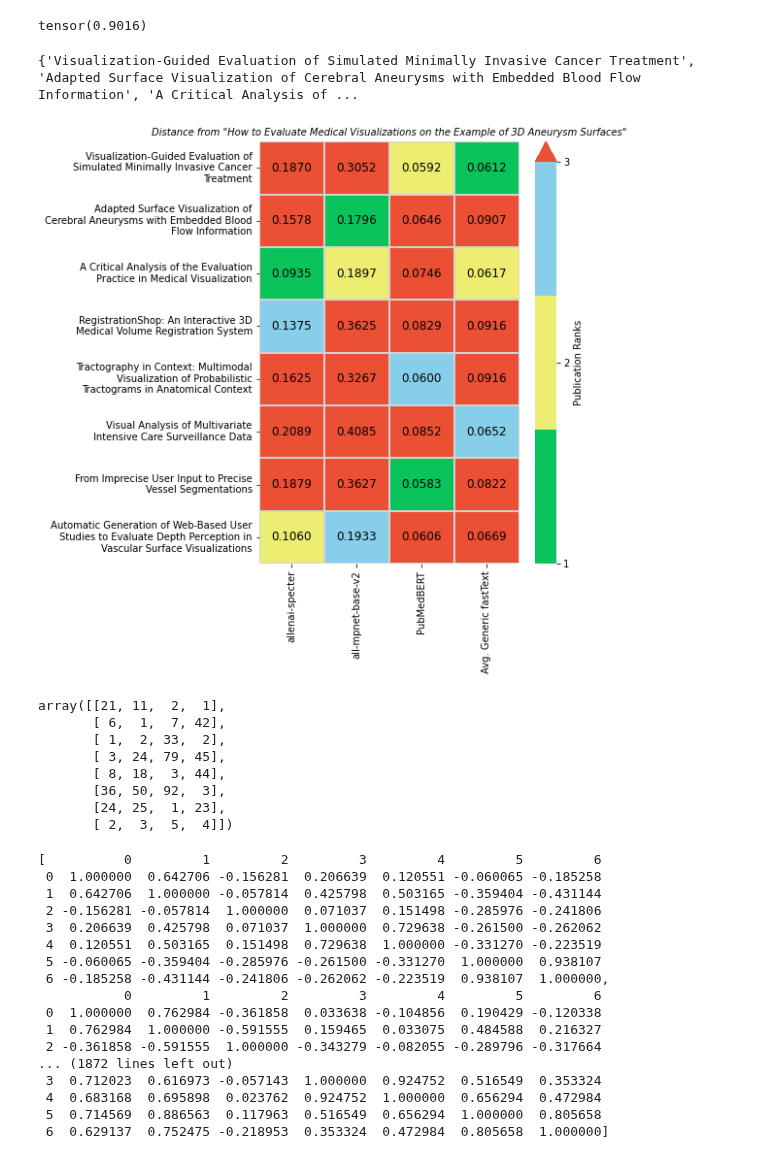
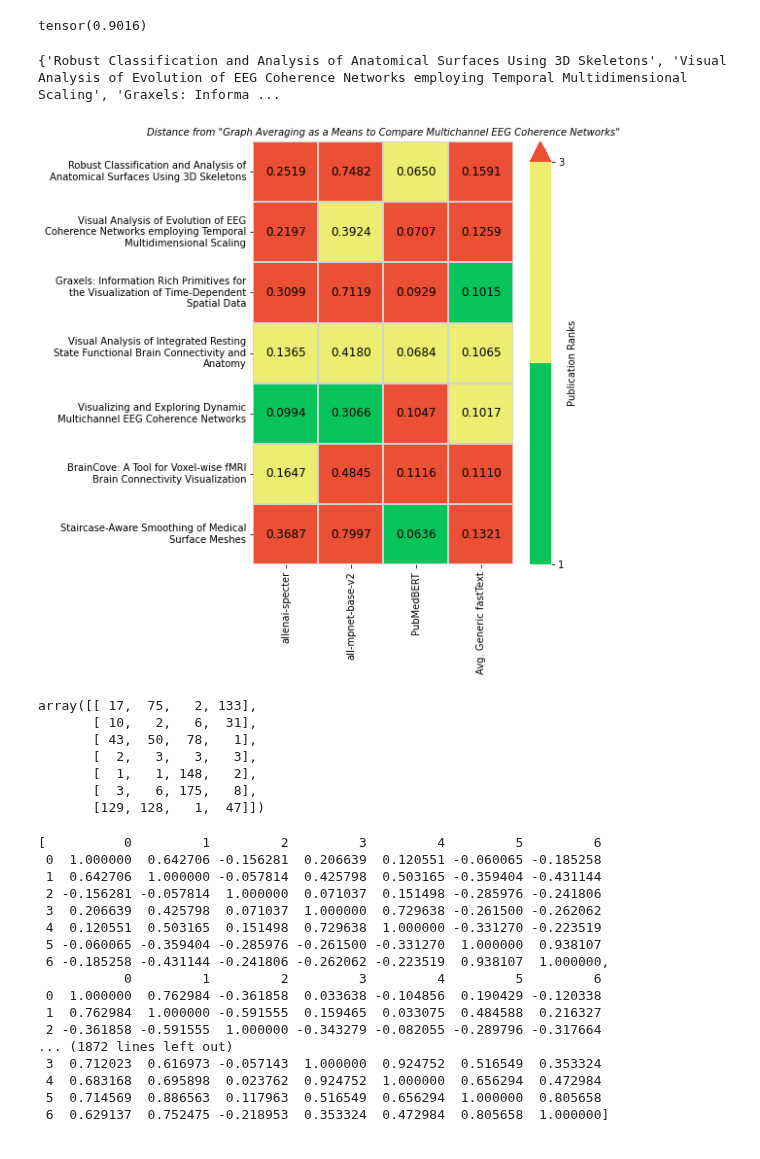
Before and after one commit to pruthvi-hegde/biomedvis, a Jupyter notebook: notebooks/k_neighbours.ipynb, the cells around one changed output. Cells and saved outputs as stored; diff of their text form; code cells hidden in the pictures.

```diff
--- a/notebooks/k_neighbours.ipynb
+++ b/notebooks/k_neighbours.ipynb
@@ -241,8 +242,8 @@ def create_rank_matrix(target_title, K, drawplot=False):
     avg = np.average(A, axis=0)
 
     labels = ['\n'.join(wrap(l, 40)) for l in allkey]
-    # my_colors = ['#08c45b', '#eded72','#926dd1','#6f6dd1', '#bf62b7']
-    my_colors = ['#08c45b', '#eded72', '#87ceeb']
+    # my_colors = ['#08c45b', '#eded72','#926dd1','#6f6dd1', '#bf62b7', '#87CEFA']
+    my_colors = ['#08c45b', '#eded72']
     my_cmap = ListedColormap(my_colors)
     my_cmap.set_over('#eb4f34')
     if drawplot:
@@ -251,7 +252,7 @@ def create_rank_matrix(target_title, K, drawplot=False):
         ax = sns.heatmap(B, xticklabels=model_names, yticklabels=labels, annot=A,
                          cbar_kws={'label': 'Publication Ranks',
                                    'extend': 'max',
-                                   'ticks': [1, 2, 3]},
+                                   'ticks': [1, 3]},
                          cmap=my_cmap, vmin=1, vmax=3, cbar=True, ax=ax,
                          annot_kws={'fontsize': 12, 'color': 'black', 'alpha': 1}, linewidths=0.08,
                          linecolor='lightgray', fmt='.4f')
@@ -261,21 +262,20 @@ def create_rank_matrix(target_title, K, drawplot=False):
         plt.title(label=f'Distance from \"{target_title}\"', fontsize=10, fontstyle='oblique')
         plt.show()
     return B
-# %%
-target_title1 = "How to Evaluate Medical Visualizations on the Example of 3D Aneurysm Surfaces"
-B = create_rank_matrix(target_title1, 4, True)
-B
-# %% [output]
-{'Visualization-Guided Evaluation of Simulated Minimally Invasive Cancer Treatment', 'Adapted Surface Visualization of Cerebral Aneurysms with Embedded Blood Flow Information', 'A Critical Analysis of ...
-[figure, removed]
-array([[21, 11,  2,  1],
-       [ 6,  1,  7, 42],
-       [ 1,  2, 33,  2],
-       [ 3, 24, 79, 45],
-       [ 8, 18,  3, 44],
-       [36, 50, 92,  3],
-       [24, 25,  1, 23],
-       [ 2,  3,  5,  4]])
+# %%
+target_title1 = "Graph Averaging as a Means to Compare Multichannel EEG Coherence Networks"
+B = create_rank_matrix(target_title1, 4, True)
+B
+# %% [output]
+{'Robust Classification and Analysis of Anatomical Surfaces Using 3D Skeletons', 'Visual Analysis of Evolution of EEG Coherence Networks employing Temporal Multidimensional Scaling', 'Graxels: Informa ...
+[figure, added]
+array([[ 17,  75,   2, 133],
+       [ 10,   2,   6,  31],
+       [ 43,  50,  78,   1],
+       [  2,   3,   3,   3],
+       [  1,   1, 148,   2],
+       [  3,   6, 175,   8],
+       [129, 128,   1,  47]])
 # %%
 # import pandas as pd
 
```
Also changed, not shown: parts of 2 cells of this notebook, 8 other files.
